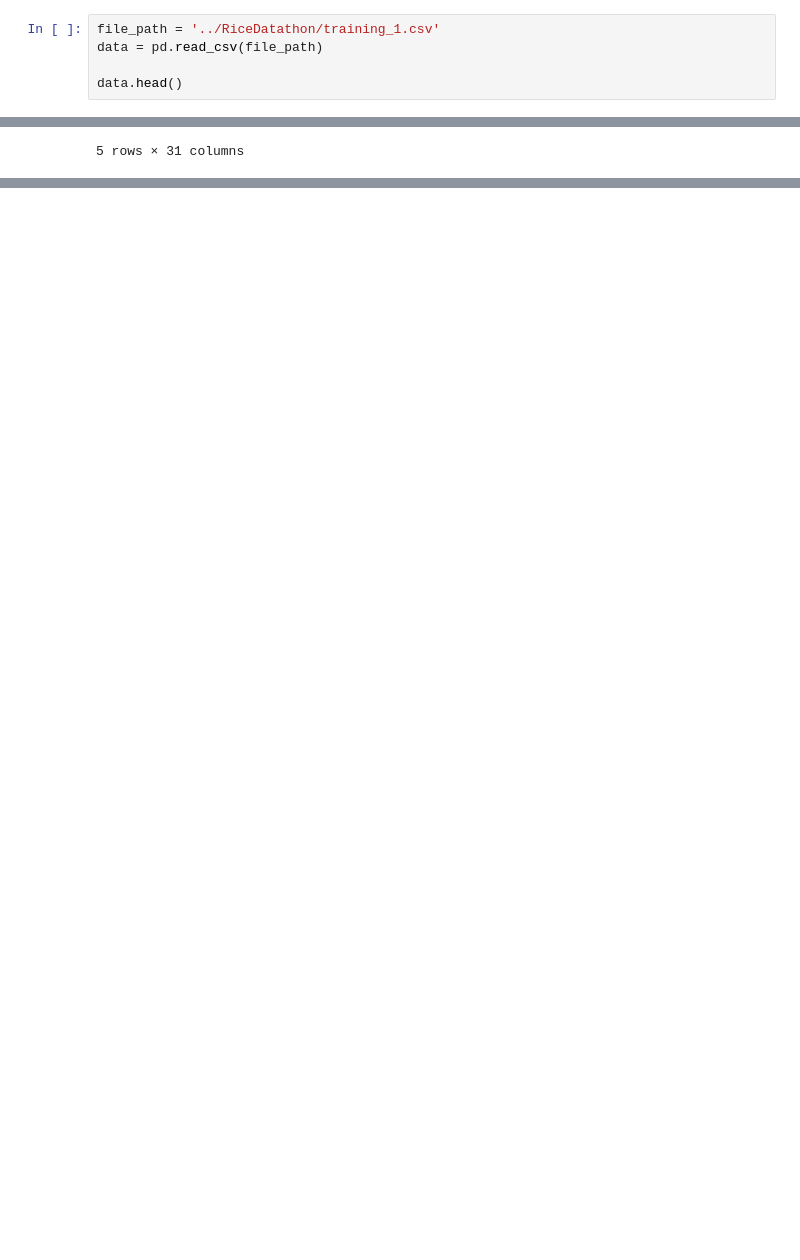
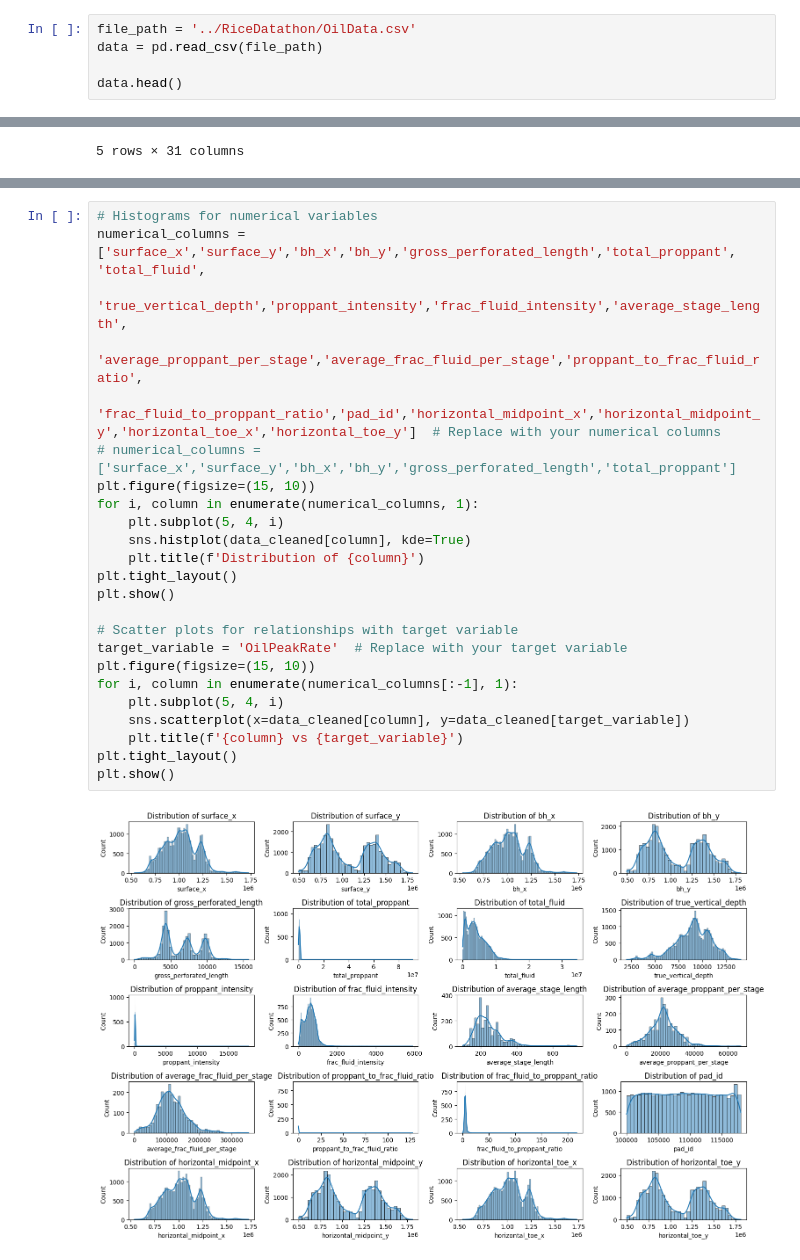
Before and after one commit to nandoj28/RiceDatathon, a Jupyter notebook: main.ipynb, the cells around one changed output, grey strips where cells are left out. Cells and saved outputs as stored; diff of their text form; blank space fills up the shorter version.

Commit message:
Added some data visualization

```diff
--- a/main.ipynb
+++ b/main.ipynb
@@ -10,7 +10,7 @@ from sklearn.preprocessing import StandardScaler, OneHotEncoder
 from sklearn.compose import ColumnTransformer
 import numpy as np
 # %%
-file_path = '../RiceDatathon/training_1.csv'
+file_path = '../RiceDatathon/OilData.csv'
 data = pd.read_csv(file_path)
 
 data.head()
@@ -24,0 +72,26 @@ data.head()
+# %%
+# Histograms for numerical variables
+numerical_columns = ['surface_x','surface_y','bh_x','bh_y','gross_perforated_length','total_proppant', 'total_fluid',
+                     'true_vertical_depth','proppant_intensity','frac_fluid_intensity','average_stage_length',
+                     'average_proppant_per_stage','average_frac_fluid_per_stage','proppant_to_frac_fluid_ratio',
+                     'frac_fluid_to_proppant_ratio','pad_id','horizontal_midpoint_x','horizontal_midpoint_y','horizontal_toe_x','horizontal_toe_y']  # Replace with your numerical columns
+# numerical_columns = ['surface_x','surface_y','bh_x','bh_y','gross_perforated_length','total_proppant']
+plt.figure(figsize=(15, 10))
+for i, column in enumerate(numerical_columns, 1):
+    plt.subplot(5, 4, i)
+    sns.histplot(data_cleaned[column], kde=True)
+    plt.title(f'Distribution of {column}')
+plt.tight_layout()
+plt.show()
+
+# Scatter plots for relationships with target variable
+target_variable = 'OilPeakRate'  # Replace with your target variable
+plt.figure(figsize=(15, 10))
+for i, column in enumerate(numerical_columns[:-1], 1):
+    plt.subplot(5, 4, i)
+    sns.scatterplot(x=data_cleaned[column], y=data_cleaned[target_variable])
+    plt.title(f'{column} vs {target_variable}')
+plt.tight_layout()
+plt.show()
+# %% [output]
+[figure, added]
```
Also changed, not shown: parts of 2 cells of this notebook, 2 other files.
